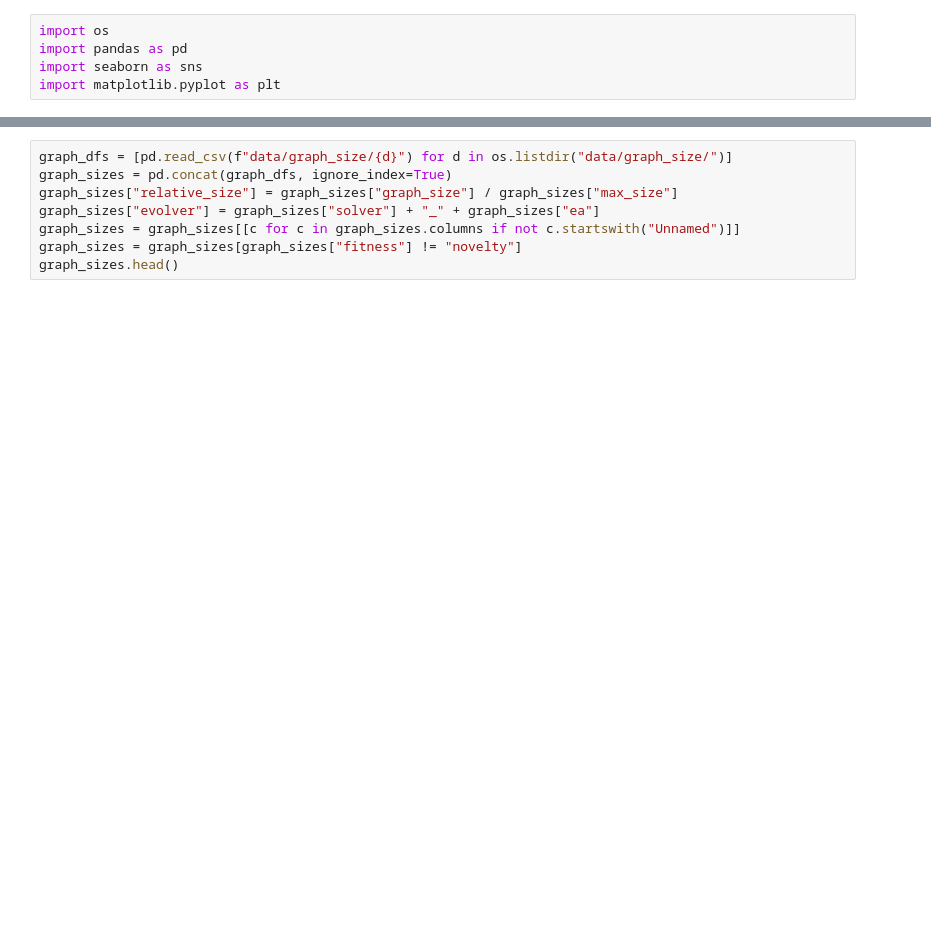
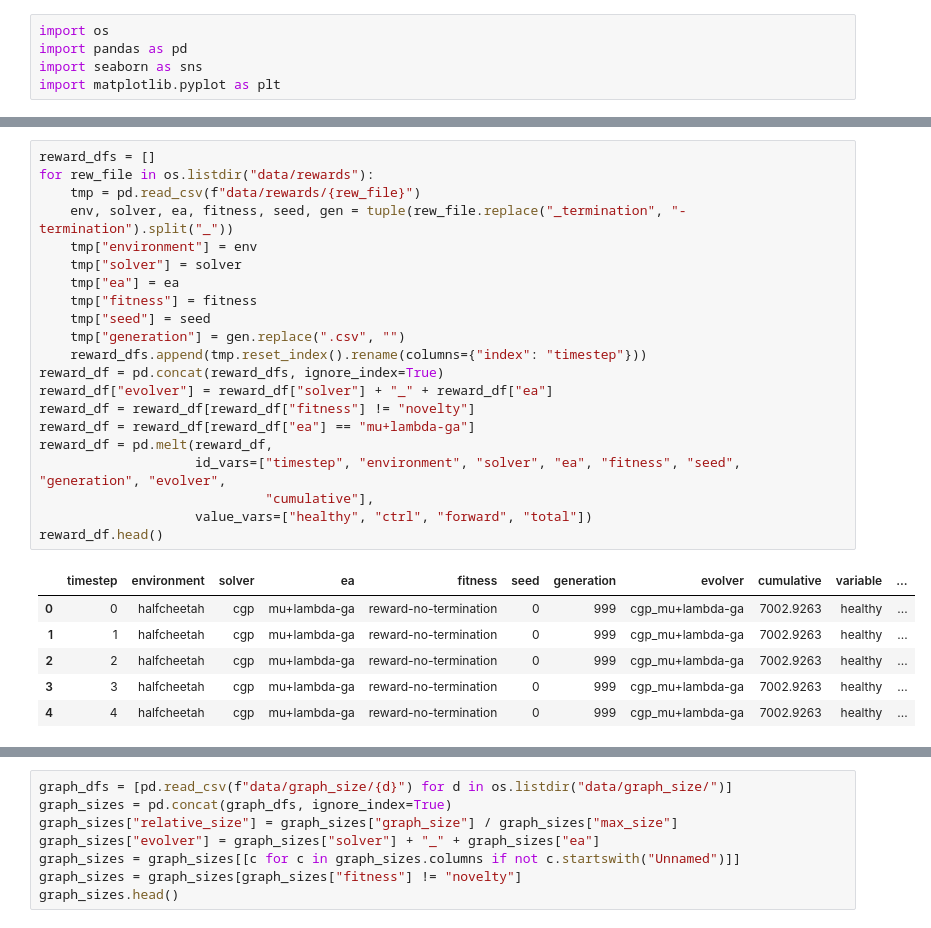
Before and after one commit to giorgia-nadizar/cgpax, a Jupyter notebook: analysis/analysis.ipynb, the cells around one changed output, grey strips where cells are left out. Cells and saved outputs as stored; diff of their text form; blank space fills up the shorter version.

```diff
--- a/analysis/analysis.ipynb
+++ b/analysis/analysis.ipynb
@@ -42 +76,29 @@ plt.show()
+# %%
+reward_dfs = []
+for rew_file in os.listdir("data/rewards"):
+    tmp = pd.read_csv(f"data/rewards/{rew_file}")
+    env, solver, ea, fitness, seed, gen = tuple(rew_file.replace("_termination", "-termination").split("_"))
+    tmp["environment"] = env
+    tmp["solver"] = solver
+    tmp["ea"] = ea
+    tmp["fitness"] = fitness
+    tmp["seed"] = seed
+    tmp["generation"] = gen.replace(".csv", "")
+    reward_dfs.append(tmp.reset_index().rename(columns={"index": "timestep"}))
+reward_df = pd.concat(reward_dfs, ignore_index=True)
+reward_df["evolver"] = reward_df["solver"] + "_" + reward_df["ea"]
+reward_df = reward_df[reward_df["fitness"] != "novelty"]
+reward_df = reward_df[reward_df["ea"] == "mu+lambda-ga"]
+reward_df = pd.melt(reward_df,
+                    id_vars=["timestep", "environment", "solver", "ea", "fitness", "seed", "generation", "evolver",
+                             "cumulative"],
+                    value_vars=["healthy", "ctrl", "forward", "total"])
+reward_df.head()
+# %% [output]
+|  | timestep | environment | solver | ea | fitness | seed | generation | evolver | cumulative | variable | ... |
+| 0 | 0 | halfcheetah | cgp | mu+lambda-ga | reward-no-termination | 0 | 999 | cgp_mu+lambda-ga | 7002.9263 | healthy | ... |
+| 1 | 1 | halfcheetah | cgp | mu+lambda-ga | reward-no-termination | 0 | 999 | cgp_mu+lambda-ga | 7002.9263 | healthy | ... |
+| 2 | 2 | halfcheetah | cgp | mu+lambda-ga | reward-no-termination | 0 | 999 | cgp_mu+lambda-ga | 7002.9263 | healthy | ... |
+| 3 | 3 | halfcheetah | cgp | mu+lambda-ga | reward-no-termination | 0 | 999 | cgp_mu+lambda-ga | 7002.9263 | healthy | ... |
+| 4 | 4 | halfcheetah | cgp | mu+lambda-ga | reward-no-termination | 0 | 999 | cgp_mu+lambda-ga | 7002.9263 | healthy | ... |
 # %%
```
Also changed, not shown: parts of 12 cells of this notebook.
